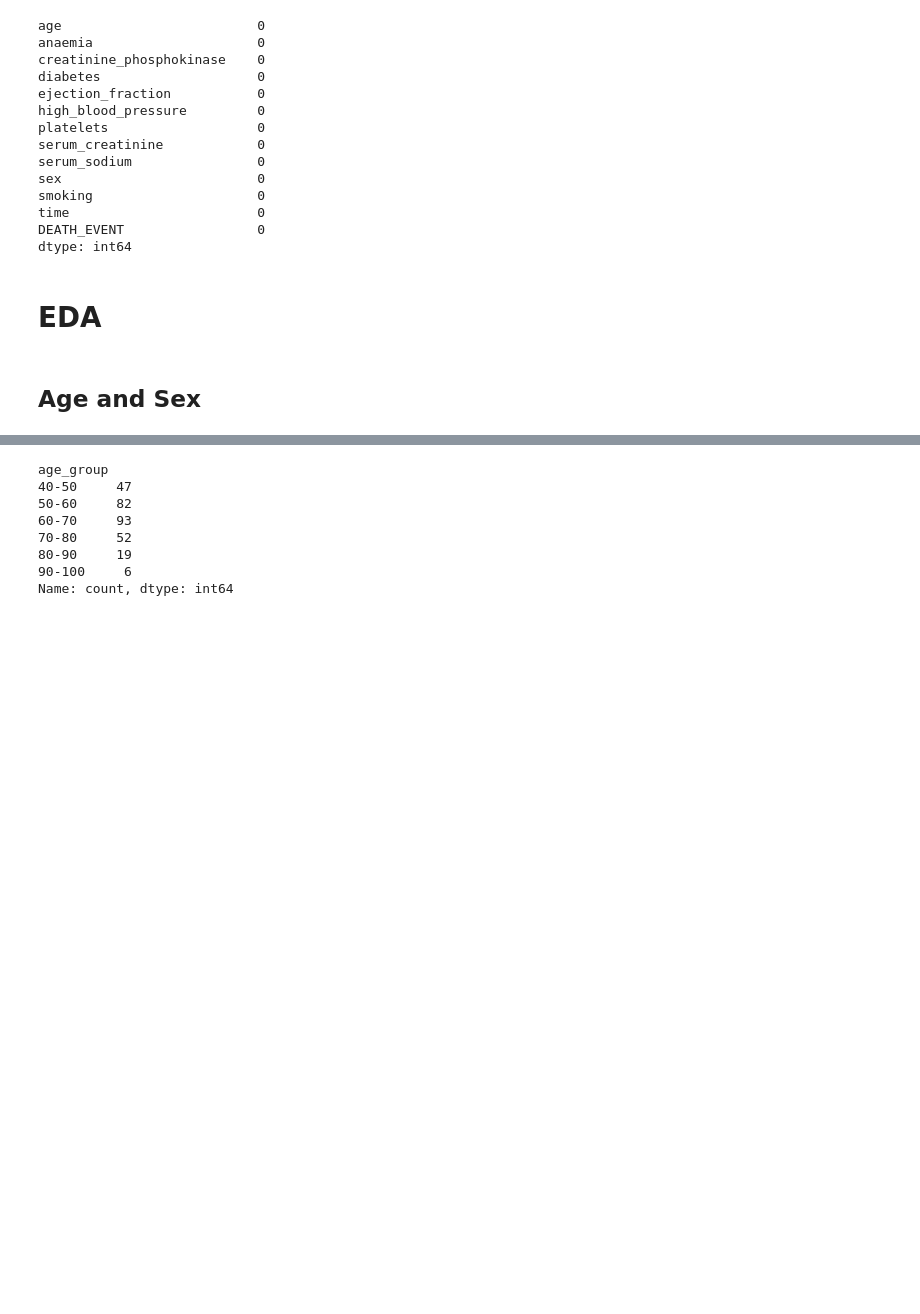
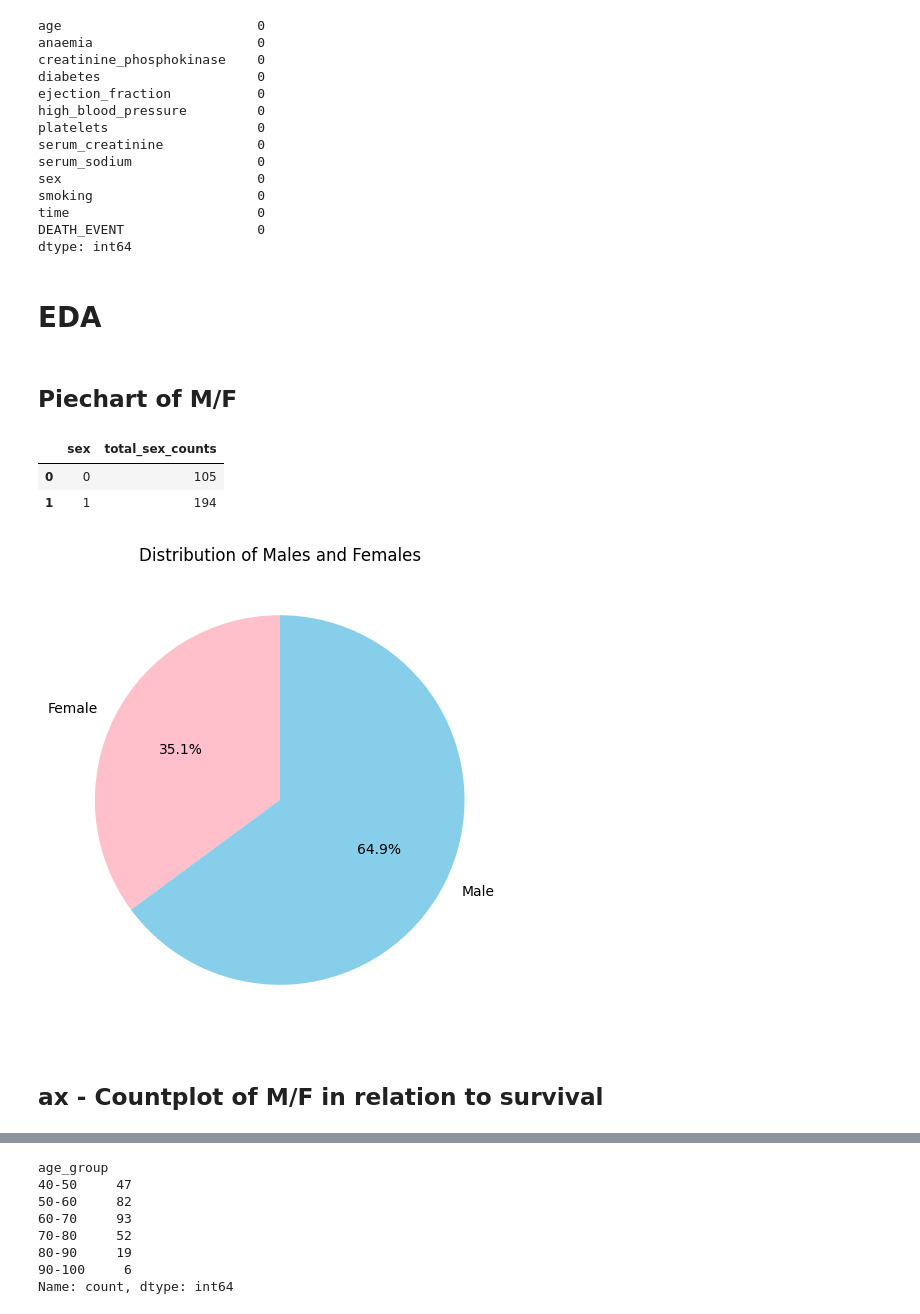
Before and after one commit to iresden/Assignment_8_CCF_Prediction, a Jupyter notebook: heartdisease.ipynb, the cells around one changed output, grey strips where cells are left out. Cells and saved outputs as stored; diff of their text form; code cells hidden in the pictures; blank space fills up the shorter version.

```diff
--- a/heartdisease.ipynb
+++ b/heartdisease.ipynb
@@ -94,5 +131,5 @@ DEATH_EVENT                 0
 dtype: int64
 # %% [markdown]
 # EDA
-# %% [markdown]
-## Age and Sex
+# %% [markdown]
+## Piechart of M/F
@@ -99,3 +143,24 @@ dtype: int64
+# %%
+count_gender = count(data, 'sex')
+
+count_gender
+# %% [output]
+|  | sex | total_sex_counts |
+| 0 | 0 | 105 |
+| 1 | 1 | 194 |
+# %%
+## Count males and females
+total_by_sex= data.groupby(['sex']).size().reset_index(name='total_sex_counts')
+
+# Create a pie chart for the total counts of males and females
+plt.figure(figsize=(6, 6))
+plt.pie(total_by_sex['total_sex_counts'], labels=['Female', 'Male'], autopct='%1.1f%%', startangle=90, colors=['pink', 'skyblue'])
+plt.title('Distribution of Males and Females')
+plt.show()
+# %% [output]
+[figure, added]
+# %% [markdown]
+## ax - Countplot of M/F in relation to survival
 # %%
 ## make a function to add the count above a bar in a barplot
 def annotate_bars(ax):
```
Also changed, not shown: parts of 86 cells of this notebook.
